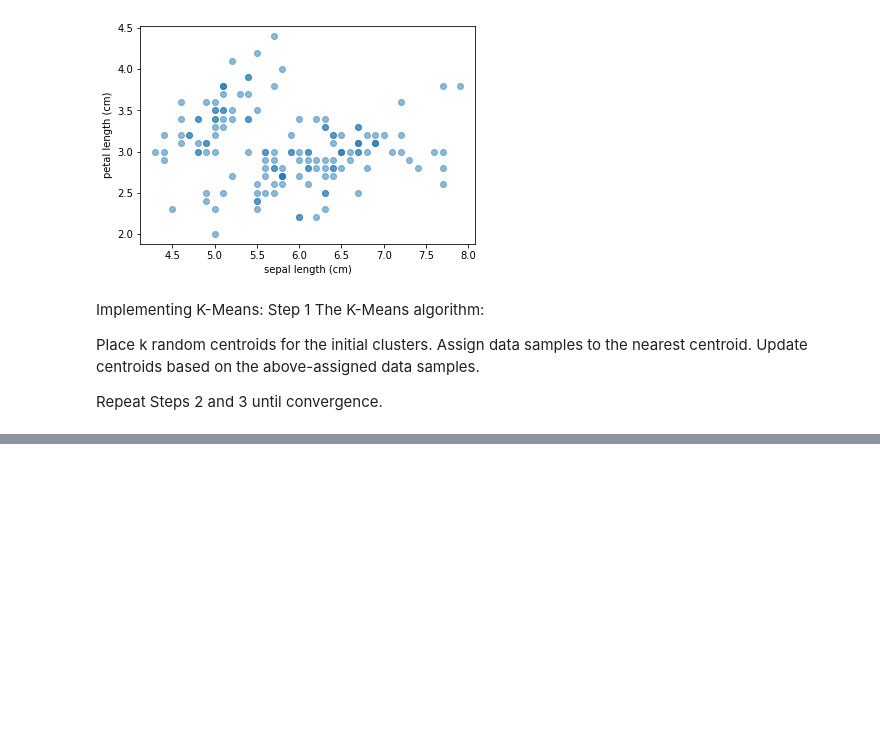
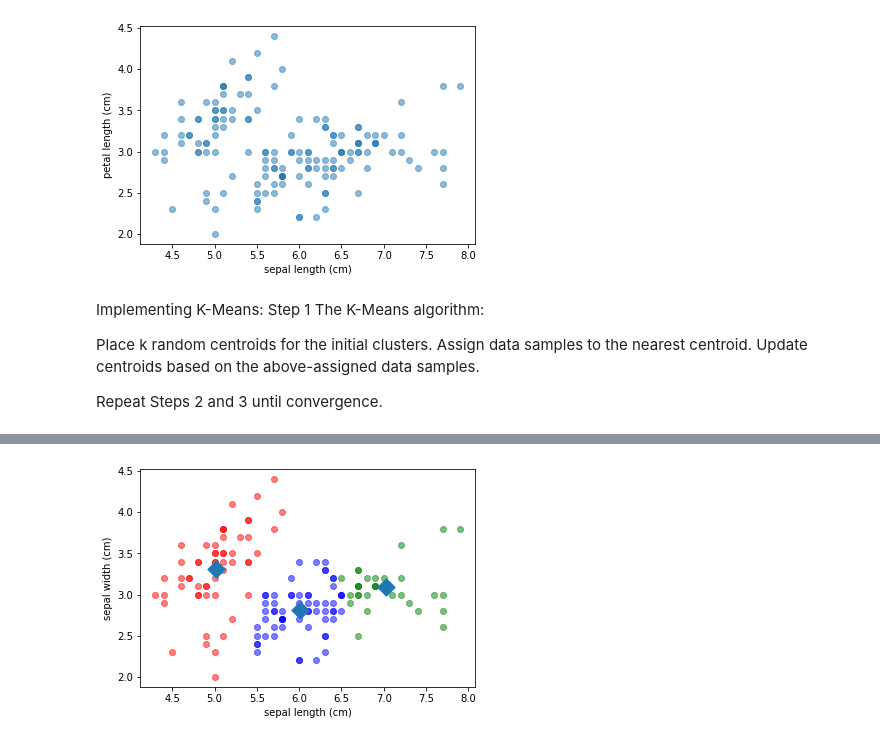
Before and after one commit to h-budak/K-Means_Clustering, a Jupyter notebook: plots.ipynb, the cells around one changed output, grey strips where cells are left out. Drawn from its saved outputs; the diff is of its cells as text; code cells hidden in the pictures; blank space fills up the shorter version.

Commit message:
execute Step 2 and 3 until the convergence

```diff
--- a/plots.ipynb
+++ b/plots.ipynb
@@ -127,0 +128,81 @@ print(centroids)
+# %%
+#Here I repeatedly execute Step 2 and 3 until the centroids stabilize (convergence).
+
+iris = datasets.load_iris()
+
+samples = iris.data
+
+x = samples[:,0]
+y = samples[:,1]
+
+sepal_length_width = np.array(list(zip(x, y)))
+
+# Step 1: Place K random centroids
+
+k = 3
+
+centroids_x = np.random.uniform(min(x), max(x), size=k)
+centroids_y = np.random.uniform(min(y), max(y), size=k)
+
+centroids = np.array(list(zip(centroids_x, centroids_y)))
+
+def distance(a, b):
+  one = (a[0] - b[0]) ** 2
+  two = (a[1] - b[1]) ** 2
+  distance = (one + two) ** 0.5
+  return distance
+
+# To store the value of centroids when it updates
+centroids_old = np.zeros(centroids.shape)
+
+# Cluster labeles (either 0, 1, or 2)
+labels = np.zeros(len(samples))
+
+distances = np.zeros(3)
+
+# Initialize error:
+error = np.zeros(3)
+
+error[0] = distance(centroids[0], centroids_old[0])
+error[1] = distance(centroids[1], centroids_old[1])
+error[2] = distance(centroids[2], centroids_old[2])
+
+# Repeat Steps 2 and 3 until convergence:
+
+while error.all() != 0:
+
+  # Step 2: Assign samples to nearest centroid
+
+  for i in range(len(samples)):
+    distances[0] = distance(sepal_length_width[i], centroids[0])
+    distances[1] = distance(sepal_length_width[i], centroids[1])
+    distances[2] = distance(sepal_length_width[i], centroids[2])
+    cluster = np.argmin(distances)
+    labels[i] = cluster
+
+  # Step 3: Update centroids
+
+  centroids_old = deepcopy(centroids)
+
+  for i in range(3):
+    points = [sepal_length_width[j] for j in range(len(sepal_length_width)) if labels[j] == i]
+    centroids[i] = np.mean(points, axis=0)
+
+  error[0] = distance(centroids[0], centroids_old[0])
+  error[1] = distance(centroids[1],   centroids_old[1])
+  error[2] = distance(centroids[2], centroids_old[2])
+
+colors = ['r', 'g', 'b']
+
+for i in range(k):
+  points = np.array([sepal_length_width[j] for j in range(len(samples)) if labels[j] == i])
+  plt.scatter(points[:, 0], points[:, 1], c=colors[i], alpha=0.5)
+
+plt.scatter(centroids[:, 0], centroids[:, 1], marker='D', s=150)
+
+plt.xlabel('sepal length (cm)')
+plt.ylabel('sepal width (cm)')
+
+plt.show()
+# %% [output]
+[figure, added]
```
Also changed, not shown: parts of 3 cells of this notebook.
